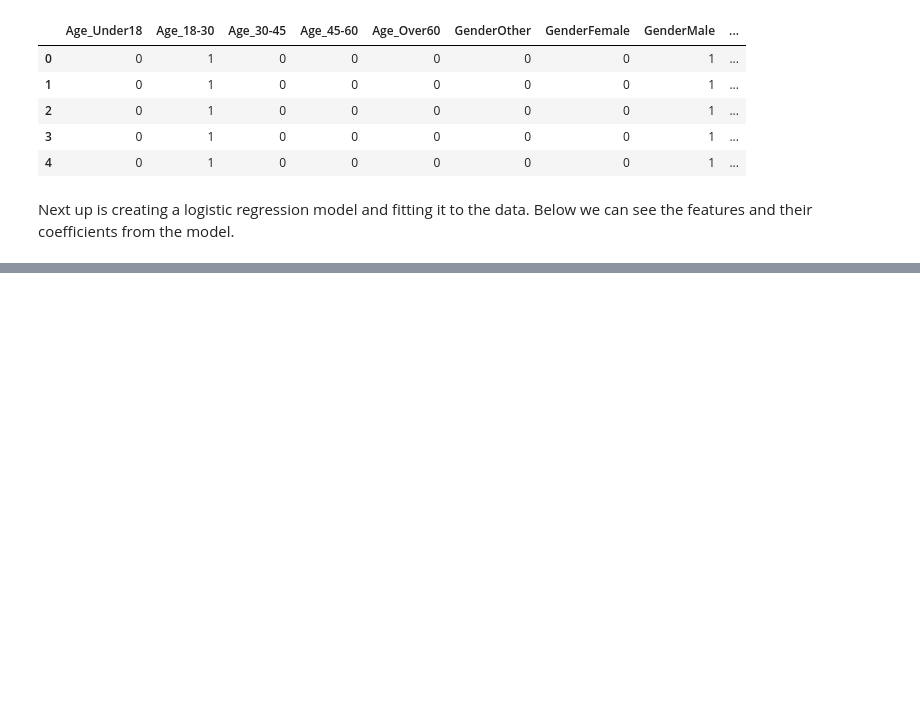
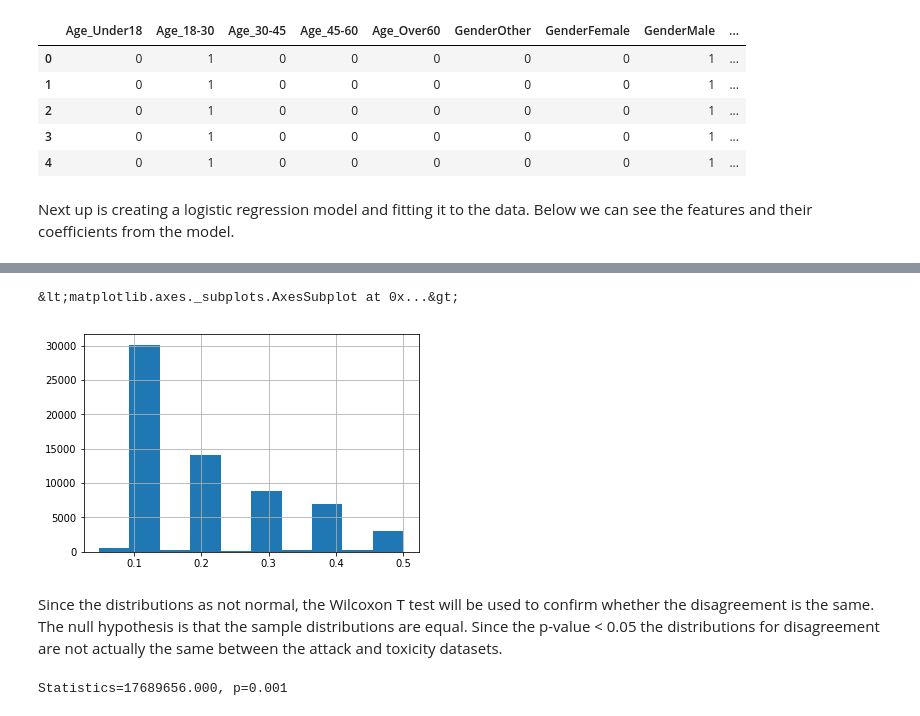
Before and after one commit to NalaniKai/data-512, a Jupyter notebook: data-512-a2/StepByStepNotebook.ipynb, the cells around one changed output, grey strips where cells are left out. Saved outputs shown, nothing was run; the diff lists cells and outputs as text; code cells hidden in the pictures; blank space fills up the shorter version.

```diff
--- a/data-512-a2/StepByStepNotebook.ipynb
+++ b/data-512-a2/StepByStepNotebook.ipynb
@@ -322,0 +456,13 @@ The demographic data would be more helpful in detecting bias if there was also i
+# %%
+toxicity_disagreement["percent_disagree"].hist() #plot toxicity histogram
+# %% [output]
+&lt;matplotlib.axes._subplots.AxesSubplot at 0x...&gt;
+[figure, added]
+# %% [markdown]
+Since the distributions as not normal, the Wilcoxon T test will be used to confirm whether the disagreement is the same. The null hypothesis is that the sample distributions are equal. Since the p-value < 0.05 the distributions for disagreement are not actually the same between the attack and toxicity datasets.
+# %%
+from scipy.stats import wilcoxon
+stat, p = wilcoxon(toxicity[:10000], attack[:10000])
+print('Statistics=%.3f, p=%.3f' % (stat, p)) #same distribution, fail to reject null hypothesis
+# %% [output]
+Statistics=17689656.000, p=0.001
```
Also changed, not shown: parts of 43 cells of this notebook, 1 other file.
